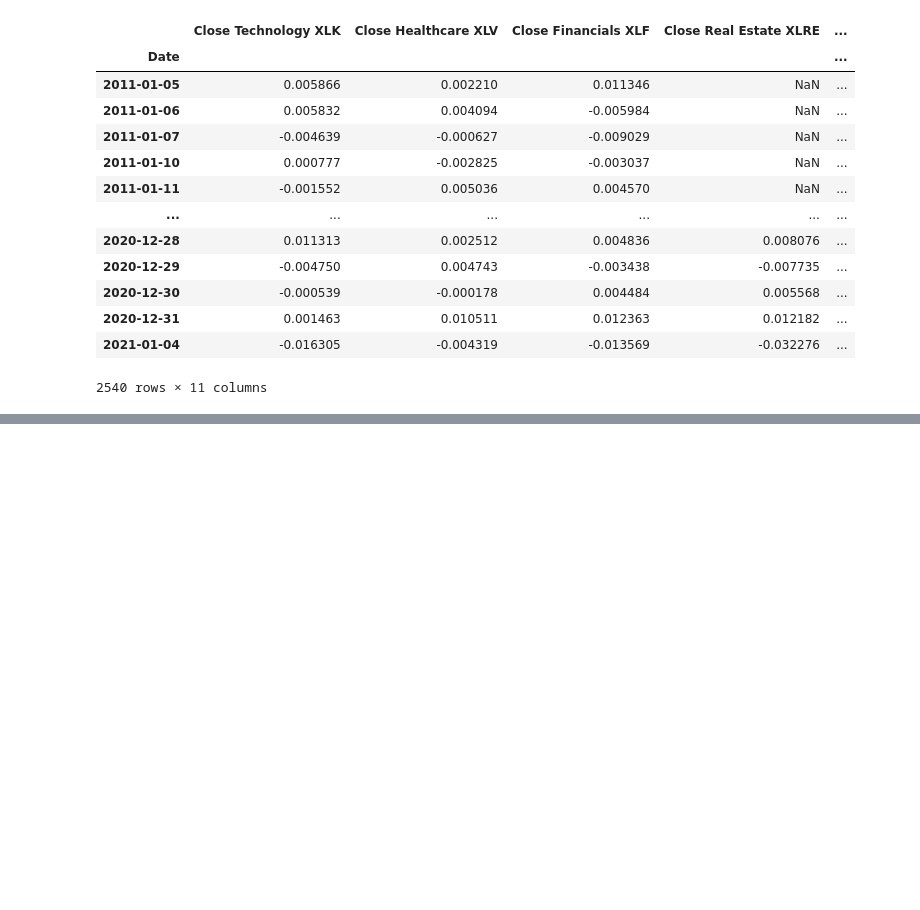
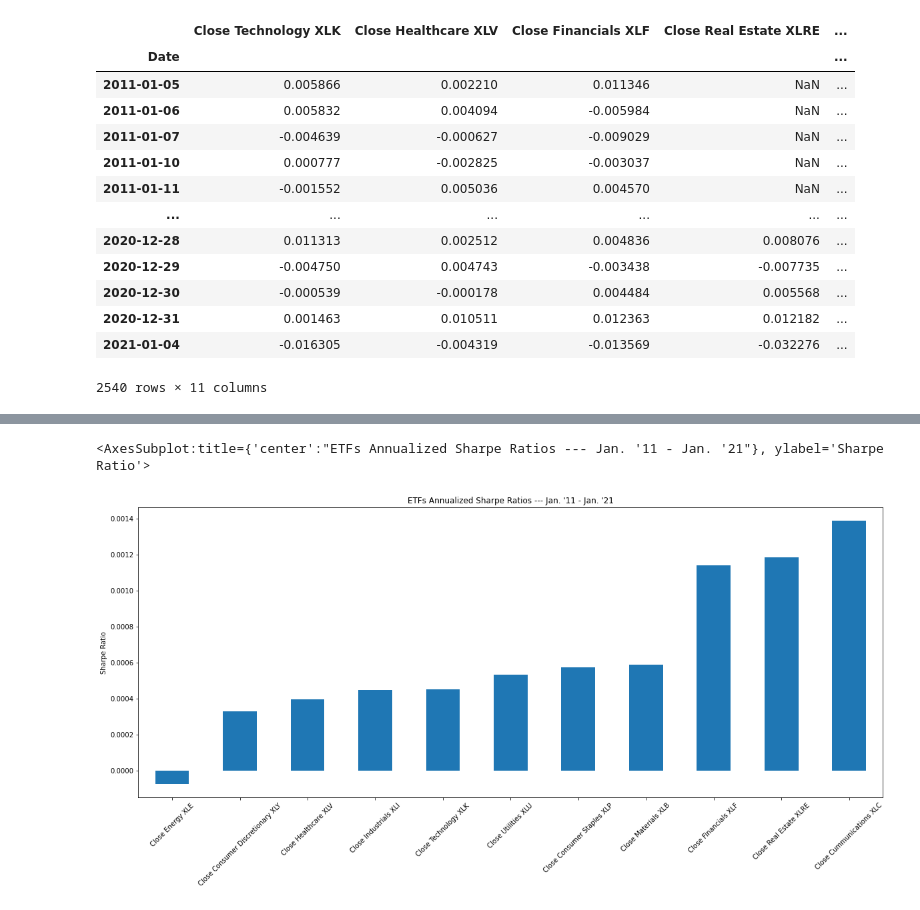
Before and after one commit to dodobirb/Project_2_ETF_Lex_RoboAdvisor, a Jupyter notebook: etfs_imports.ipynb, the cells around one changed output, grey strips where cells are left out. Cells and saved outputs as stored; diff of their text form; code cells hidden in the pictures; blank space fills up the shorter version.

```diff
--- a/etfs_imports.ipynb
+++ b/etfs_imports.ipynb
@@ -297,0 +331,4 @@ total_returns_spdr_etfs.plot.bar(figsize=(20, 8))
+# %%
+stdev_etfs = spdr_etfs_df.std().sort_values()
+
+stdev_etfs
@@ -297,0 +348,4 @@ total_returns_spdr_etfs.plot.bar(figsize=(20, 8))
+# %%
+annualized_stdev_etfs = stdev_etfs * np.sqrt(252)
+
+annualized_stdev_etfs.sort_values()
@@ -297,0 +377,4 @@ total_returns_spdr_etfs.plot.bar(figsize=(20, 8))
+# %%
+annualized_avg_returns = daily_returns_spdr_etfs.mean() * 252
+
+annualized_avg_returns.sort_values()
@@ -297,0 +394,4 @@ total_returns_spdr_etfs.plot.bar(figsize=(20, 8))
+# %%
+annualized_sharpe_ratios = (annualized_avg_returns / annualized_stdev_etfs).sort_values()
+
+annualized_sharpe_ratios
@@ -297,0 +411,11 @@ total_returns_spdr_etfs.plot.bar(figsize=(20, 8))
+# %%
+annualized_sharpe_ratios.plot.bar(
+    title="ETFs Annualized Sharpe Ratios --- Jan. '11 - Jan. '21",
+    figsize=(20, 8),
+    legend=False,
+    ylabel="Sharpe Ratio",
+    rot=45
+)
+# %% [output]
+<AxesSubplot:title={'center':"ETFs Annualized Sharpe Ratios --- Jan. '11 - Jan. '21"}, ylabel='Sharpe Ratio'>
+[figure, added]
```
Also changed, not shown: parts of 15 cells of this notebook.
